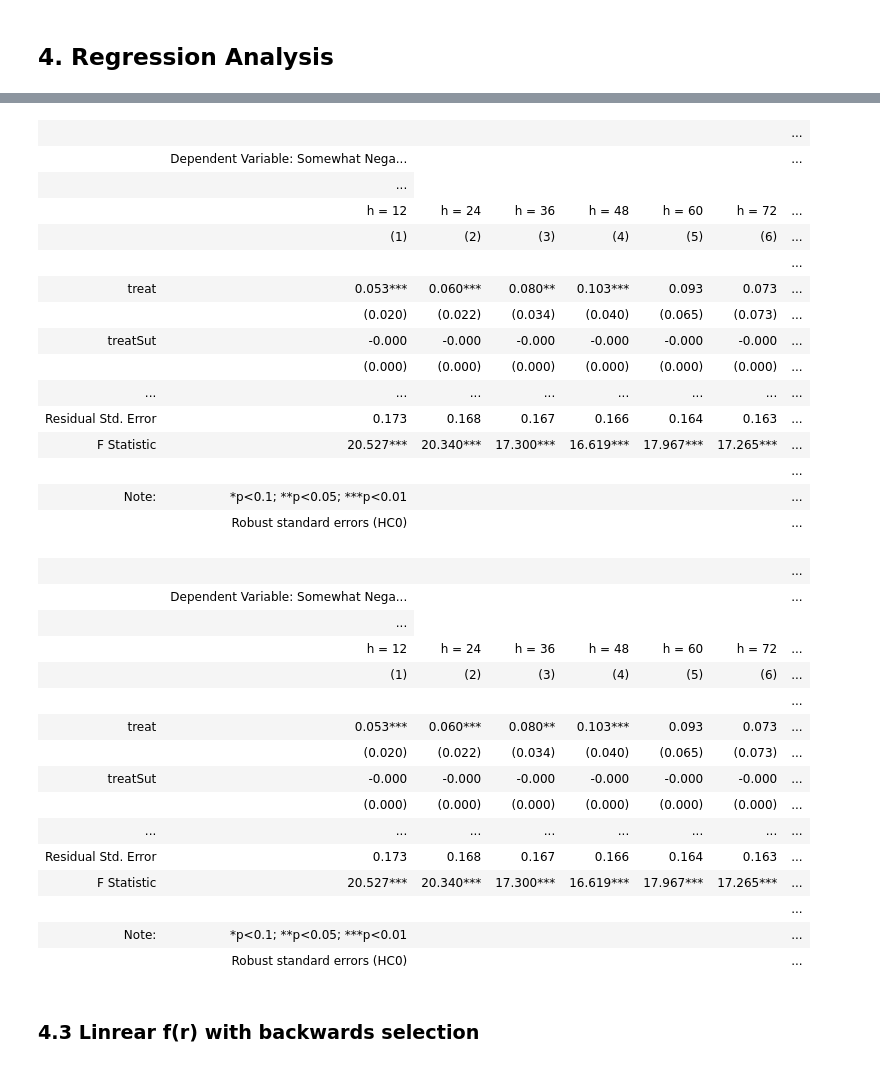
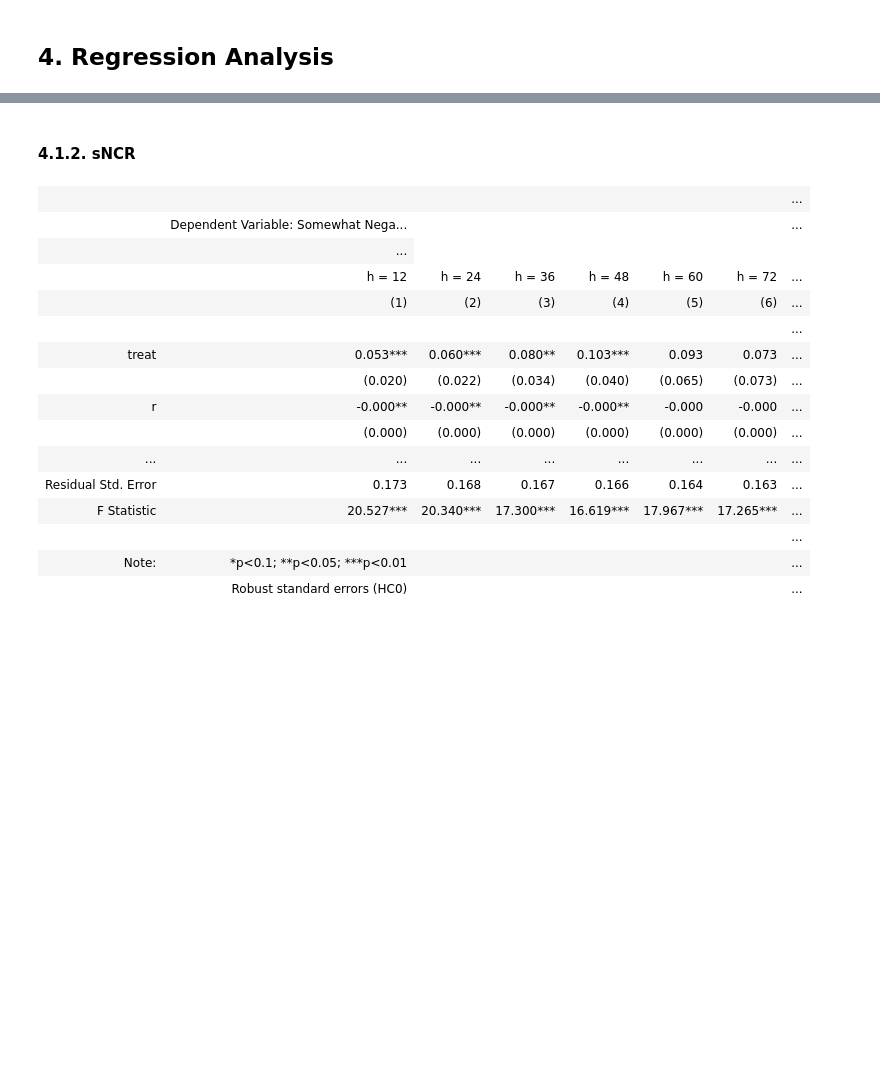
Before and after one commit to ArturoSbr/youtube-dislike-count, a Jupyter notebook: cod/02_analysis/01_EDA.ipynb, the cells around one changed output, grey strips where cells are left out. Cells and saved outputs as stored; diff of their text form; code cells hidden in the pictures; blank space fills up the shorter version.

```diff
--- a/cod/02_analysis/01_EDA.ipynb
+++ b/cod/02_analysis/01_EDA.ipynb
@@ -253,5 +249,5 @@ sm.OLS(endog=df['titleSentiment'], exog=df)
 # %% [markdown]
 ### 3.2. Visualizations
 # %%
-windows = ['Post' + str(h * 12) for h in range(1,7)]
+windows = [f'Post{h}' for h in hours]
 # %% [markdown]
@@ -329,5 +296,0 @@ t
-# %%
-X = ['t','const','r1','r2','r3','tr1','tr2','tr3']
-m = sm.OLS(endog=t['ncr1Post12'], exog=t[X], missing='drop')
-m = m.fit()
-print(m.summary())
@@ -387,27 +347,0 @@ plt.show()
-# %%
-# List of independent variables
-X = ['treat','const','logSeconds','titleSentiment','definition','biden','trump',
-     'rittenhouse','climate','border','economy','covid','arbery','bannon']
-
-# For each
-for target in ['ncr1','ncr2']:
-    for window in windows:
-        # State case
-        print(target + window)
-        # First OLS model
-        m0 = sm.OLS(endog=df[target + window], exog=df[X], missing='drop')
-        m0_fit = m0.fit(cov_type='HC0')
-        p = m0_fit.pvalues
-        print(m0_fit.summary().tables[1])
-
-        # Backwards stepwise selection
-        while any(p > 0.1):
-            p = m0_fit.pvalues.drop(['const','treat'])
-            p = p[p > 0.1]
-            if len(p) > 0:
-                X.remove(p.idxmax())
-                m0 = sm.OLS(endog=df[target + window], exog=df[X], missing='drop')
-                m0_fit = m0.fit(cov_type='HC0')
-                print('\nDropped ', p.idxmax())
-                print(m0_fit.summary().tables[1])
-        print('\n\n')
@@ -435,5 +353,5 @@ $NCR_i = \beta_0 + \beta_1 T_i + \beta_2 R_i + \beta_3 T_i \times R_i + \beta_4
 # %%
-X = ['treat','sut','treatSut','const','titleSentiment']
+X = ['treat','const','r','rTreat','titleSentiment']
 m = df['post12CommentsNum'] > 0
 models = []
 for target in ['ncr1','ncr2']:
@@ -441,5 +359,3 @@ for target in ['ncr1','ncr2']:
         m0 = sm.OLS(endog=df.loc[m, target+window], exog=df.loc[m, X], missing='drop')
         m0 = m0.fit(cov_type='HC0')
         models.append(m0)
-        print(target + window, round(m0.rsquared, 3))
-        print(m0.summary().tables[1], '\n\n')
@@ -507,21 +391,24 @@ ncr1
+# %% [markdown]
+#### 4.1.2. sNCR
 # %%
+# Model summaries
 ncr2 = Stargazer(models[6:])
 ncr2.dependent_variable_name('Dependent Variable: Somewhat Negative Comment Ratio')
 ncr2.custom_columns(['h = ' + str(i*12) for i in range(1,7)], [1]*6)
-ncr2.covariate_order(['treat','treatSut','sut','titleSentiment','const'])
+ncr2.covariate_order(['treat','r','rTreat','titleSentiment','const'])
 ncr2.show_degrees_of_freedom(False)
 ncr2.add_custom_notes(['Robust standard errors (HC0)'])
 ncr2
 # %% [output]
 |  |  |  |  |  |  |  | ... |
 |  | Dependent Variable: Somewhat Nega... |  |  |  |  |  | ... |
 |  | ... |
 |  | h = 12 | h = 24 | h = 36 | h = 48 | h = 60 | h = 72 | ... |
 |  | (1) | (2) | (3) | (4) | (5) | (6) | ... |
 |  |  |  |  |  |  |  | ... |
 | treat | 0.053*** | 0.060*** | 0.080** | 0.103*** | 0.093 | 0.073 | ... |
 |  | (0.020) | (0.022) | (0.034) | (0.040) | (0.065) | (0.073) | ... |
-| treatSut | -0.000 | -0.000 | -0.000 | -0.000 | -0.000 | -0.000 | ... |
+| r | -0.000** | -0.000** | -0.000** | -0.000** | -0.000 | -0.000 | ... |
 |  | (0.000) | (0.000) | (0.000) | (0.000) | (0.000) | (0.000) | ... |
 | ... | ... | ... | ... | ... | ... | ... | ... |
 | Residual Std. Error | 0.173 | 0.168 | 0.167 | 0.166 | 0.164 | 0.163 | ... |
@@ -529,19 +416,3 @@ ncr2
 |  |  |  |  |  |  |  | ... |
 | Note: | *p<0.1; **p<0.05; ***p<0.01 |  |  |  |  |  | ... |
 |  | Robust standard errors (HC0) |  |  |  |  |  | ... |
-|  |  |  |  |  |  |  | ... |
-|  | Dependent Variable: Somewhat Nega... |  |  |  |  |  | ... |
-|  | ... |
-|  | h = 12 | h = 24 | h = 36 | h = 48 | h = 60 | h = 72 | ... |
-|  | (1) | (2) | (3) | (4) | (5) | (6) | ... |
-|  |  |  |  |  |  |  | ... |
-| treat | 0.053*** | 0.060*** | 0.080** | 0.103*** | 0.093 | 0.073 | ... |
-|  | (0.020) | (0.022) | (0.034) | (0.040) | (0.065) | (0.073) | ... |
-| treatSut | -0.000 | -0.000 | -0.000 | -0.000 | -0.000 | -0.000 | ... |
-|  | (0.000) | (0.000) | (0.000) | (0.000) | (0.000) | (0.000) | ... |
-| ... | ... | ... | ... | ... | ... | ... | ... |
-| Residual Std. Error | 0.173 | 0.168 | 0.167 | 0.166 | 0.164 | 0.163 | ... |
-| F Statistic | 20.527*** | 20.340*** | 17.300*** | 16.619*** | 17.967*** | 17.265*** | ... |
-|  |  |  |  |  |  |  | ... |
-| Note: | *p<0.1; **p<0.05; ***p<0.01 |  |  |  |  |  | ... |
-|  | Robust standard errors (HC0) |  |  |  |  |  | ... |
@@ -550,2 +418,0 @@ ncr2
-# %% [markdown]
-### 4.3 Linrear f(r) with backwards selection
```
Also changed, not shown: parts of 27 cells of this notebook.
